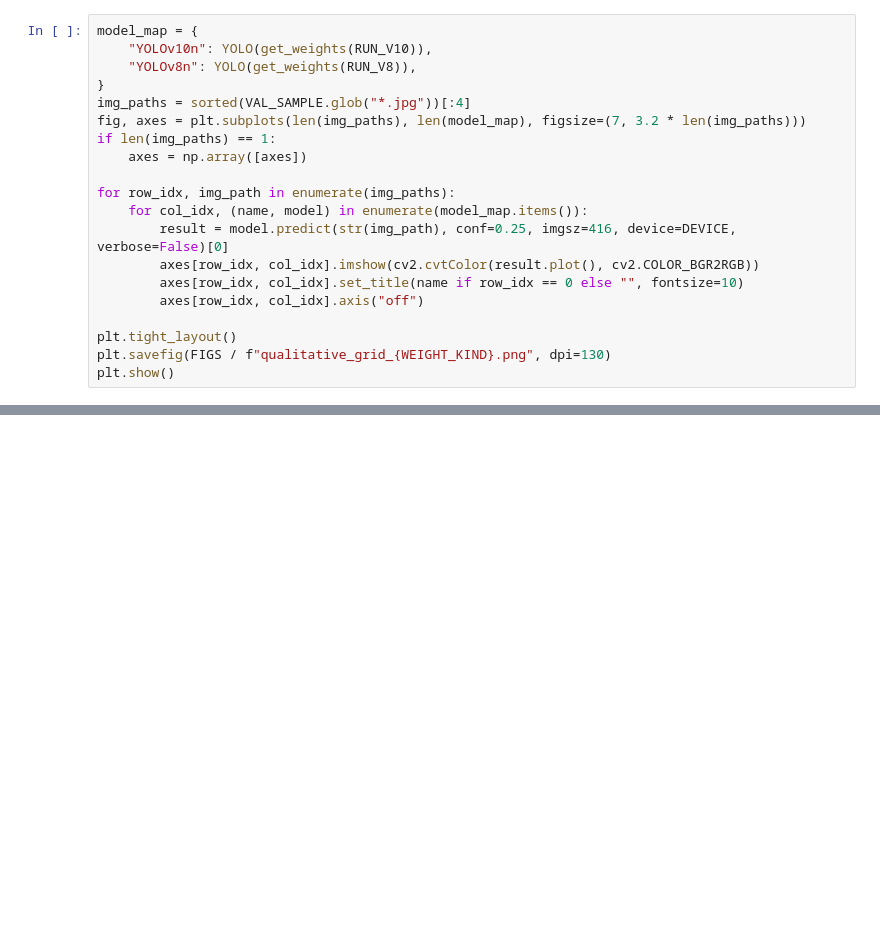
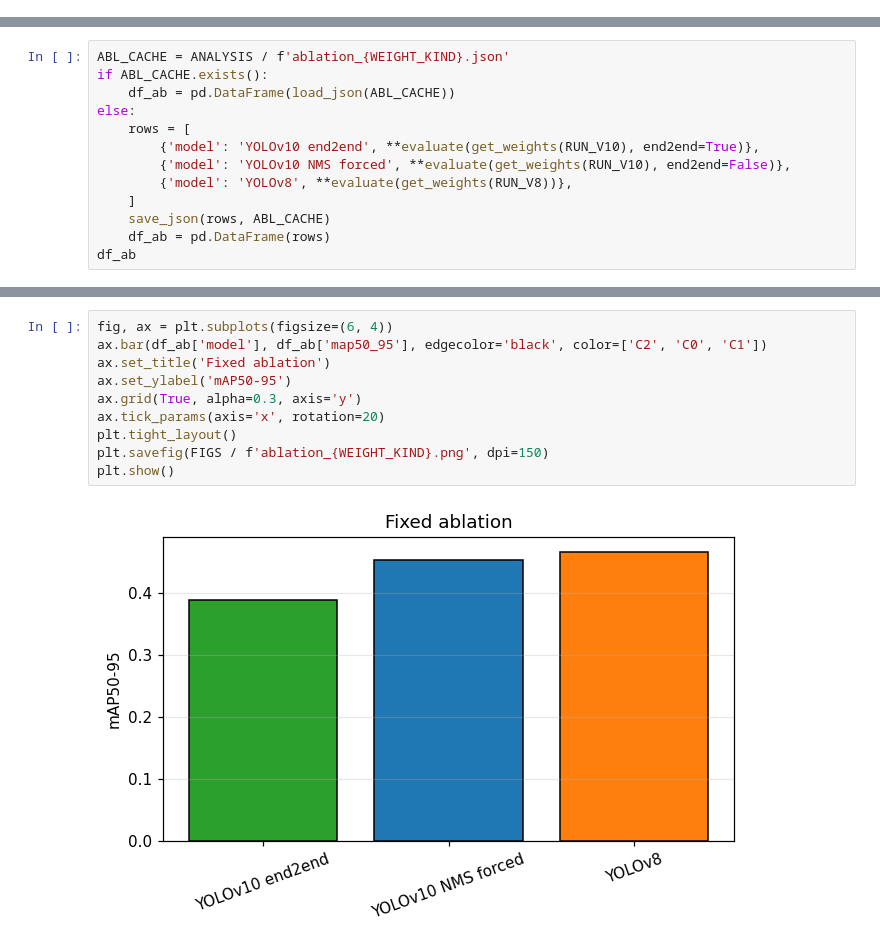
Before and after one commit to enzontl/deep-learning-paper-YOLOv10, a Jupyter notebook: notebooks/02_viz_compare_yolov10_mps.ipynb, the cells around one changed output, grey strips where cells are left out. Drawn from its saved outputs; the diff is of its cells as text; blank space fills up the shorter version.

```diff
--- a/notebooks/02_viz_compare_yolov10_mps.ipynb
+++ b/notebooks/02_viz_compare_yolov10_mps.ipynb
@@ -420,20 +0,0 @@ plt.show()
-# %%
-model_map = {
-    "YOLOv10n": YOLO(get_weights(RUN_V10)),
-    "YOLOv8n": YOLO(get_weights(RUN_V8)),
-}
-img_paths = sorted(VAL_SAMPLE.glob("*.jpg"))[:4]
-fig, axes = plt.subplots(len(img_paths), len(model_map), figsize=(7, 3.2 * len(img_paths)))
-if len(img_paths) == 1:
-    axes = np.array([axes])
-
-for row_idx, img_path in enumerate(img_paths):
-    for col_idx, (name, model) in enumerate(model_map.items()):
-        result = model.predict(str(img_path), conf=0.25, imgsz=416, device=DEVICE, verbose=False)[0]
-        axes[row_idx, col_idx].imshow(cv2.cvtColor(result.plot(), cv2.COLOR_BGR2RGB))
-        axes[row_idx, col_idx].set_title(name if row_idx == 0 else "", fontsize=10)
-        axes[row_idx, col_idx].axis("off")
-
-plt.tight_layout()
-plt.savefig(FIGS / f"qualitative_grid_{WEIGHT_KIND}.png", dpi=130)
-plt.show()
@@ -445,0 +246,13 @@ Si tu veux comparer `last.pt` au lieu de `best.pt`, change `WEIGHT_KIND = "last"
+# %%
+ABL_CACHE = ANALYSIS / f'ablation_{WEIGHT_KIND}.json'
+if ABL_CACHE.exists():
+    df_ab = pd.DataFrame(load_json(ABL_CACHE))
+else:
+    rows = [
+        {'model': 'YOLOv10 end2end', **evaluate(get_weights(RUN_V10), end2end=True)},
+        {'model': 'YOLOv10 NMS forced', **evaluate(get_weights(RUN_V10), end2end=False)},
+        {'model': 'YOLOv8', **evaluate(get_weights(RUN_V8))},
+    ]
+    save_json(rows, ABL_CACHE)
+    df_ab = pd.DataFrame(rows)
+df_ab
@@ -445,0 +281,12 @@ Si tu veux comparer `last.pt` au lieu de `best.pt`, change `WEIGHT_KIND = "last"
+# %%
+fig, ax = plt.subplots(figsize=(6, 4))
+ax.bar(df_ab['model'], df_ab['map50_95'], edgecolor='black', color=['C2', 'C0', 'C1'])
+ax.set_title('Fixed ablation')
+ax.set_ylabel('mAP50-95')
+ax.grid(True, alpha=0.3, axis='y')
+ax.tick_params(axis='x', rotation=20)
+plt.tight_layout()
+plt.savefig(FIGS / f'ablation_{WEIGHT_KIND}.png', dpi=150)
+plt.show()
+# %% [output]
+[figure, added]
```
Also changed, not shown: parts of 44 cells of this notebook, 32 other files.
